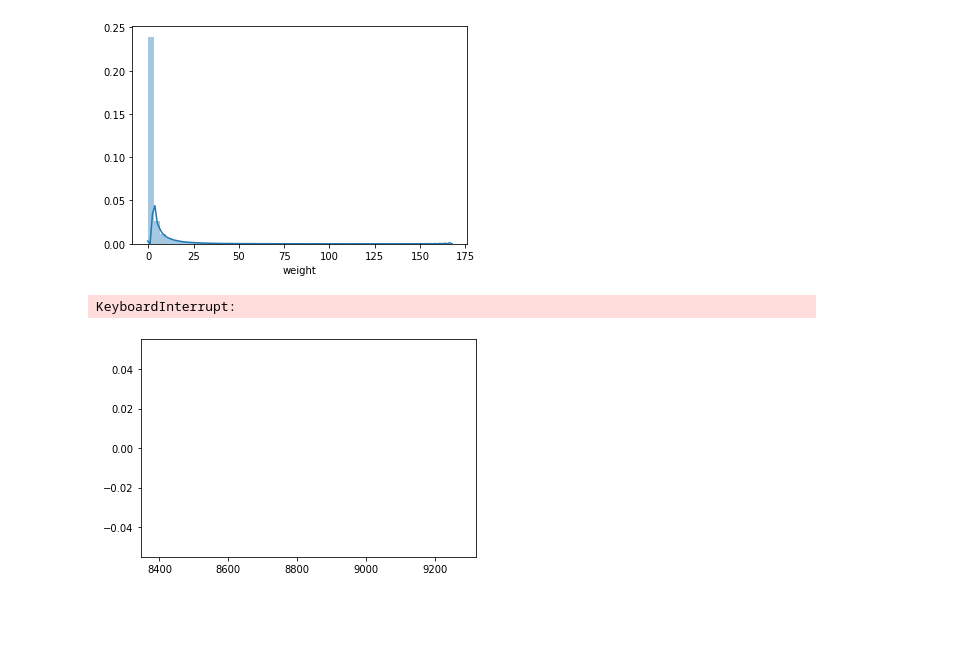
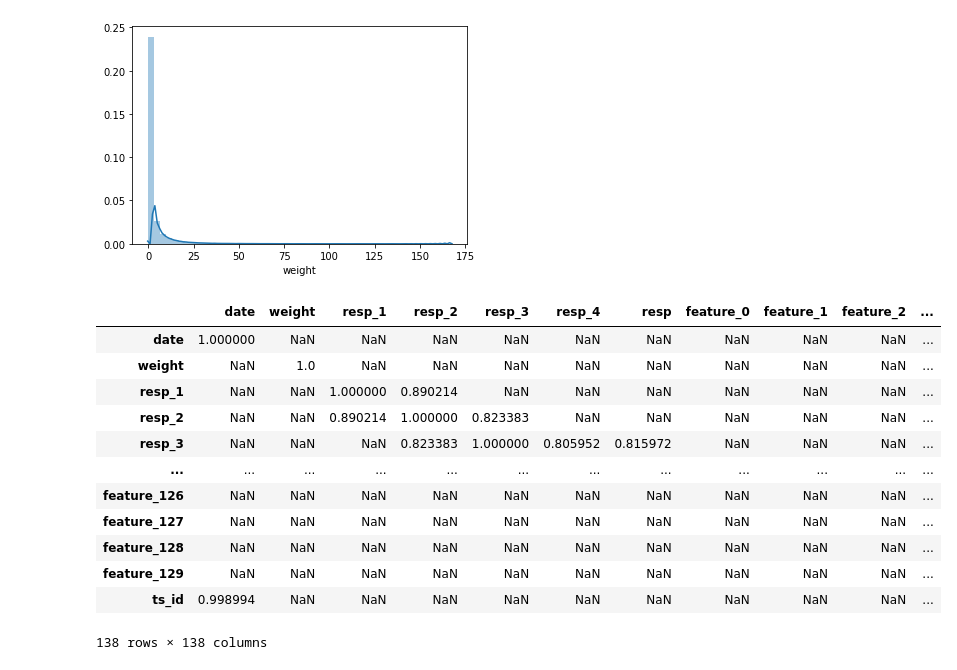
Before and after one commit to rmei97/market_preds, a Jupyter notebook: eda.ipynb, the cells around one changed output. Saved outputs shown, nothing was run; the diff lists cells and outputs as text; code cells hidden in the pictures; blank space fills up the shorter version.

Commit message:
list columns and corr matrix

```diff
--- a/eda.ipynb
+++ b/eda.ipynb
@@ -79,8 +93,3 @@ sns.distplot(data['weight'])
 # %% [output]
 <matplotlib.axes._subplots.AxesSubplot at 0x...>
 [figure]
-# %%
-sns.distplot(data[data['weight'] < 25])
-# %% [output]
-KeyboardInterrupt:
-[figure, removed]
@@ -88,0 +96,18 @@ sns.distplot(data[data['weight'] < 25])
+# %%
+corr = data.corr()
+# %%
+corr[corr > 0.8]
+# %% [output]
+|  | date | weight | resp_1 | resp_2 | resp_3 | resp_4 | resp | feature_0 | feature_1 | feature_2 | ... |
+| date | 1.000000 | NaN | NaN | NaN | NaN | NaN | NaN | NaN | NaN | NaN | ... |
+| weight | NaN | 1.0 | NaN | NaN | NaN | NaN | NaN | NaN | NaN | NaN | ... |
+| resp_1 | NaN | NaN | 1.000000 | 0.890214 | NaN | NaN | NaN | NaN | NaN | NaN | ... |
+| resp_2 | NaN | NaN | 0.890214 | 1.000000 | 0.823383 | NaN | NaN | NaN | NaN | NaN | ... |
+| resp_3 | NaN | NaN | NaN | 0.823383 | 1.000000 | 0.805952 | 0.815972 | NaN | NaN | NaN | ... |
+| ... | ... | ... | ... | ... | ... | ... | ... | ... | ... | ... | ... |
+| feature_126 | NaN | NaN | NaN | NaN | NaN | NaN | NaN | NaN | NaN | NaN | ... |
+| feature_127 | NaN | NaN | NaN | NaN | NaN | NaN | NaN | NaN | NaN | NaN | ... |
+| feature_128 | NaN | NaN | NaN | NaN | NaN | NaN | NaN | NaN | NaN | NaN | ... |
+| feature_129 | NaN | NaN | NaN | NaN | NaN | NaN | NaN | NaN | NaN | NaN | ... |
+| ts_id | 0.998994 | NaN | NaN | NaN | NaN | NaN | NaN | NaN | NaN | NaN | ... |
+138 rows × 138 columns
```
Also changed, not shown: parts of 5 cells of this notebook.
